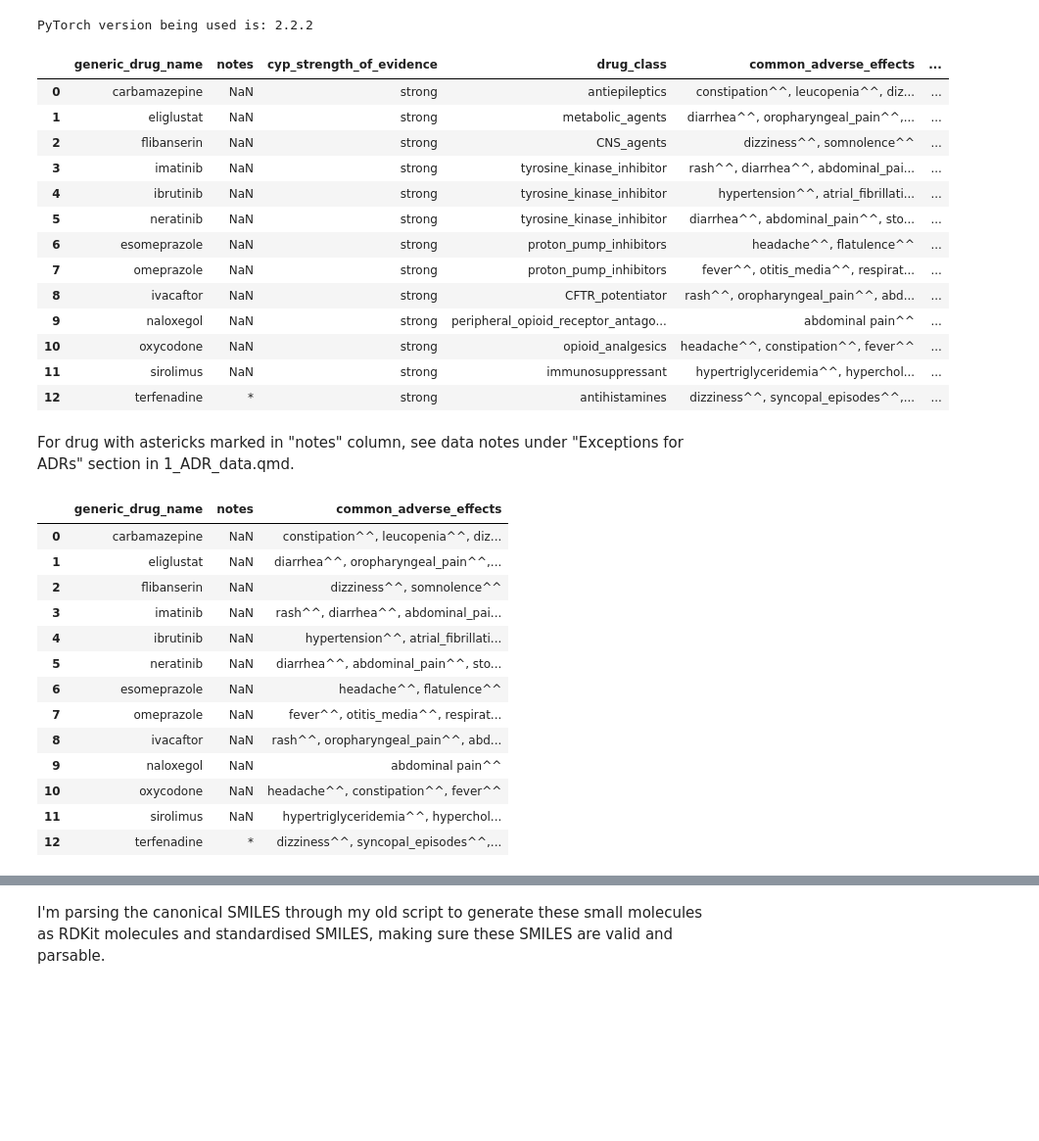
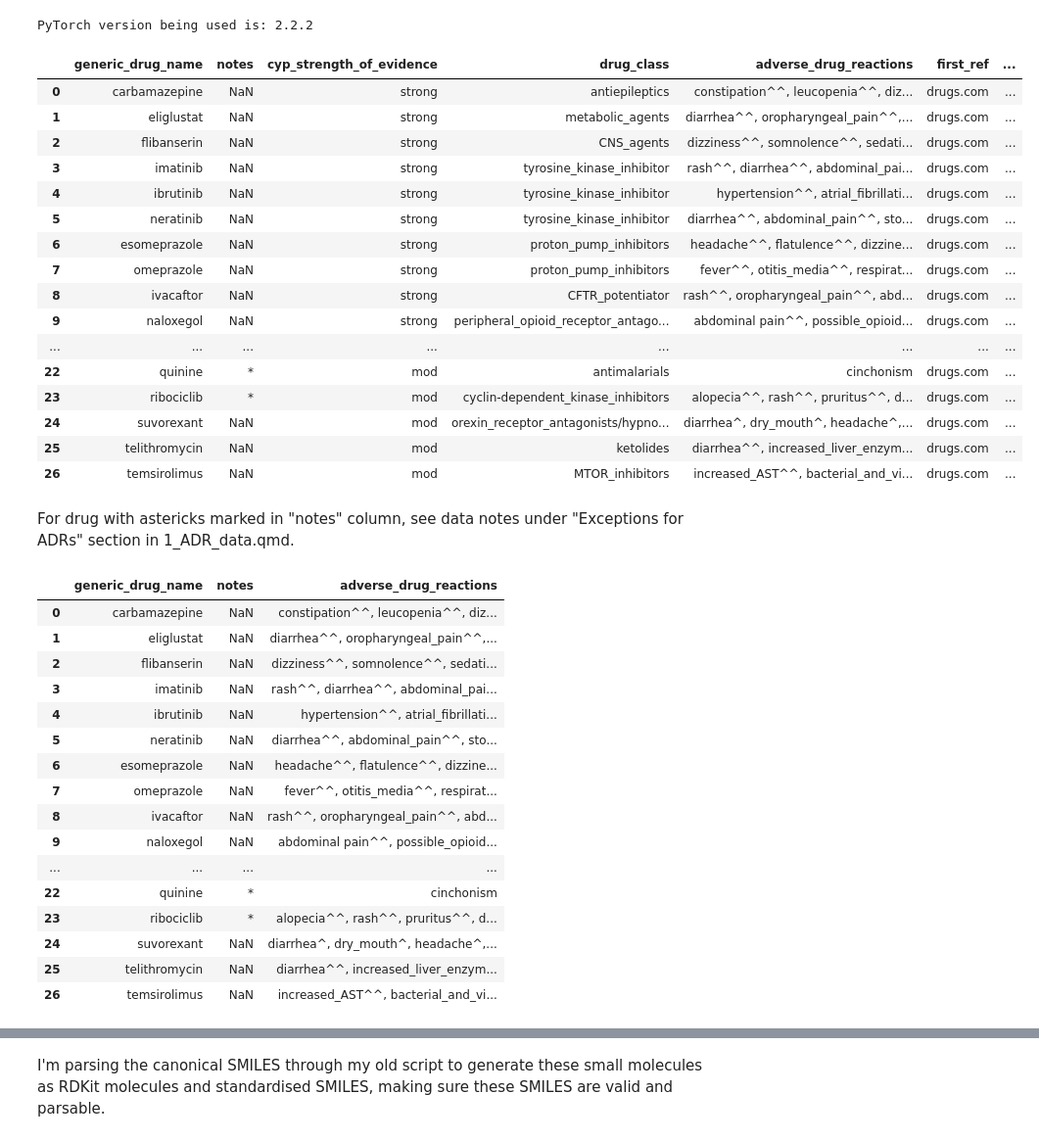
Before and after one commit to jhylin/Adverse_drug_reactions, a Jupyter notebook: ADR_test.ipynb, the cells around one changed output, grey strips where cells are left out. Shown at 98% size. Saved outputs shown, nothing was run; the diff lists cells and outputs as text; code cells hidden in the pictures; blank space fills up the shorter version.

Commit message:
All cyp3a4 subs data collected

```diff
--- a/ADR_test.ipynb
+++ b/ADR_test.ipynb
@@ -14,23 +14,26 @@ PyTorch version being used is: 2.2.2
 # also, may eventually merge into one ADRs column
 # (so it'll contain common, less common and postmarketing reported ADRs all in one column)
 # %%
-data = pd.read_csv("CYP3A4_strong_substrates")
+data = pd.read_csv("All_CYP3A4_substrates")
 data
 # %% [output]
-|  | generic_drug_name | notes | cyp_strength_of_evidence | drug_class | common_adverse_effects | ... |
-| 0 | carbamazepine | NaN | strong | antiepileptics | constipation^^, leucopenia^^, diz... | ... |
-| 1 | eliglustat | NaN | strong | metabolic_agents | diarrhea^^, oropharyngeal_pain^^,... | ... |
-| 2 | flibanserin | NaN | strong | CNS_agents | dizziness^^, somnolence^^ | ... |
-| 3 | imatinib | NaN | strong | tyrosine_kinase_inhibitor | rash^^, diarrhea^^, abdominal_pai... | ... |
-| 4 | ibrutinib | NaN | strong | tyrosine_kinase_inhibitor | hypertension^^, atrial_fibrillati... | ... |
-| 5 | neratinib | NaN | strong | tyrosine_kinase_inhibitor | diarrhea^^, abdominal_pain^^, sto... | ... |
-| 6 | esomeprazole | NaN | strong | proton_pump_inhibitors | headache^^, flatulence^^ | ... |
-| 7 | omeprazole | NaN | strong | proton_pump_inhibitors | fever^^, otitis_media^^, respirat... | ... |
-| 8 | ivacaftor | NaN | strong | CFTR_potentiator | rash^^, oropharyngeal_pain^^, abd... | ... |
-| 9 | naloxegol | NaN | strong | peripheral_opioid_receptor_antago... | abdominal pain^^ | ... |
-| 10 | oxycodone | NaN | strong | opioid_analgesics | headache^^, constipation^^, fever^^ | ... |
-| 11 | sirolimus | NaN | strong | immunosuppressant | hypertriglyceridemia^^, hyperchol... | ... |
-| 12 | terfenadine | * | strong | antihistamines | dizziness^^, syncopal_episodes^^,... | ... |
+|  | generic_drug_name | notes | cyp_strength_of_evidence | drug_class | adverse_drug_reactions | first_ref | ... |
+| 0 | carbamazepine | NaN | strong | antiepileptics | constipation^^, leucopenia^^, diz... | drugs.com | ... |
+| 1 | eliglustat | NaN | strong | metabolic_agents | diarrhea^^, oropharyngeal_pain^^,... | drugs.com | ... |
+| 2 | flibanserin | NaN | strong | CNS_agents | dizziness^^, somnolence^^, sedati... | drugs.com | ... |
+| 3 | imatinib | NaN | strong | tyrosine_kinase_inhibitor | rash^^, diarrhea^^, abdominal_pai... | drugs.com | ... |
+| 4 | ibrutinib | NaN | strong | tyrosine_kinase_inhibitor | hypertension^^, atrial_fibrillati... | drugs.com | ... |
+| 5 | neratinib | NaN | strong | tyrosine_kinase_inhibitor | diarrhea^^, abdominal_pain^^, sto... | drugs.com | ... |
+| 6 | esomeprazole | NaN | strong | proton_pump_inhibitors | headache^^, flatulence^^, dizzine... | drugs.com | ... |
+| 7 | omeprazole | NaN | strong | proton_pump_inhibitors | fever^^, otitis_media^^, respirat... | drugs.com | ... |
+| 8 | ivacaftor | NaN | strong | CFTR_potentiator | rash^^, oropharyngeal_pain^^, abd... | drugs.com | ... |
+| 9 | naloxegol | NaN | strong | peripheral_opioid_receptor_antago... | abdominal pain^^, possible_opioid... | drugs.com | ... |
+| ... | ... | ... | ... | ... | ... | ... | ... |
+| 22 | quinine | * | mod | antimalarials | cinchonism | drugs.com | ... |
+| 23 | ribociclib | * | mod | cyclin-dependent_kinase_inhibitors | alopecia^^, rash^^, pruritus^^, d... | drugs.com | ... |
+| 24 | suvorexant | NaN | mod | orexin_receptor_antagonists/hypno... | diarrhea^, dry_mouth^, headache^,... | drugs.com | ... |
+| 25 | telithromycin | NaN | mod | ketolides | diarrhea^^, increased_liver_enzym... | drugs.com | ... |
+| 26 | temsirolimus | NaN | mod | MTOR_inhibitors | increased_AST^^, bacterial_and_vi... | drugs.com | ... |
 # %% [markdown]
 For drug with astericks marked in "notes" column, see data notes under "Exceptions for ADRs" section in 1_ADR_data.qmd.
 # %%
@@ -38,27 +41,29 @@ For drug with astericks marked in "notes" column, see data notes under "Exceptio
 df = data.drop([
     "cyp_strength_of_evidence",
     "drug_class",
-    "less_common_adverse_effects",
     "first_ref",
     "second_ref",
     "date_checked"
     ], axis=1)
 df
 # %% [output]
-|  | generic_drug_name | notes | common_adverse_effects |
+|  | generic_drug_name | notes | adverse_drug_reactions |
 | 0 | carbamazepine | NaN | constipation^^, leucopenia^^, diz... |
 | 1 | eliglustat | NaN | diarrhea^^, oropharyngeal_pain^^,... |
-| 2 | flibanserin | NaN | dizziness^^, somnolence^^ |
+| 2 | flibanserin | NaN | dizziness^^, somnolence^^, sedati... |
 | 3 | imatinib | NaN | rash^^, diarrhea^^, abdominal_pai... |
 | 4 | ibrutinib | NaN | hypertension^^, atrial_fibrillati... |
 | 5 | neratinib | NaN | diarrhea^^, abdominal_pain^^, sto... |
-| 6 | esomeprazole | NaN | headache^^, flatulence^^ |
+| 6 | esomeprazole | NaN | headache^^, flatulence^^, dizzine... |
 | 7 | omeprazole | NaN | fever^^, otitis_media^^, respirat... |
 | 8 | ivacaftor | NaN | rash^^, oropharyngeal_pain^^, abd... |
-| 9 | naloxegol | NaN | abdominal pain^^ |
-| 10 | oxycodone | NaN | headache^^, constipation^^, fever^^ |
-| 11 | sirolimus | NaN | hypertriglyceridemia^^, hyperchol... |
-| 12 | terfenadine | * | dizziness^^, syncopal_episodes^^,... |
+| 9 | naloxegol | NaN | abdominal pain^^, possible_opioid... |
+| ... | ... | ... | ... |
+| 22 | quinine | * | cinchonism |
+| 23 | ribociclib | * | alopecia^^, rash^^, pruritus^^, d... |
+| 24 | suvorexant | NaN | diarrhea^, dry_mouth^, headache^,... |
+| 25 | telithromycin | NaN | diarrhea^^, increased_liver_enzym... |
+| 26 | temsirolimus | NaN | increased_AST^^, bacterial_and_vi... |
 # %%
 string = df["generic_drug_name"].tolist()
 # Convert list of drugs into multiple strings of drug names
```
Also changed, not shown: parts of 9 cells of this notebook, 3 other files.
